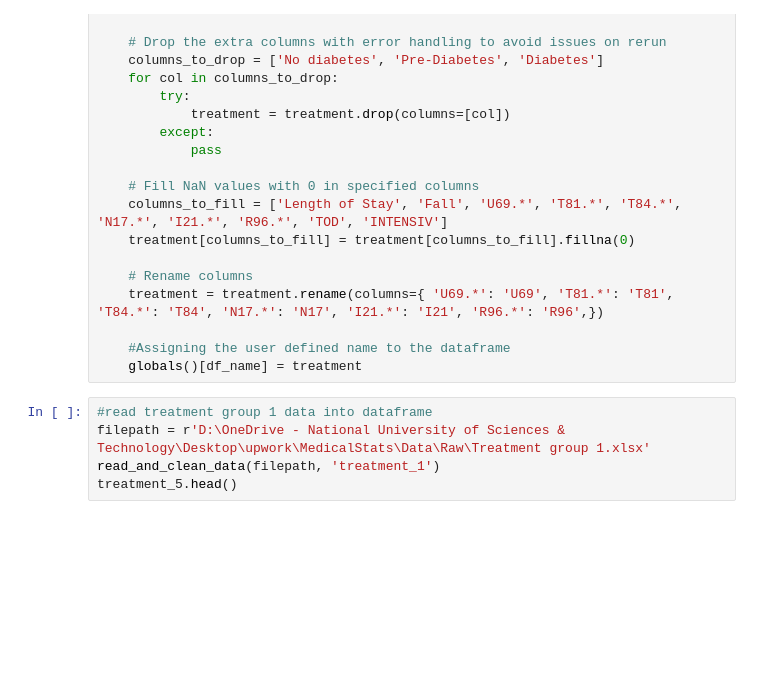
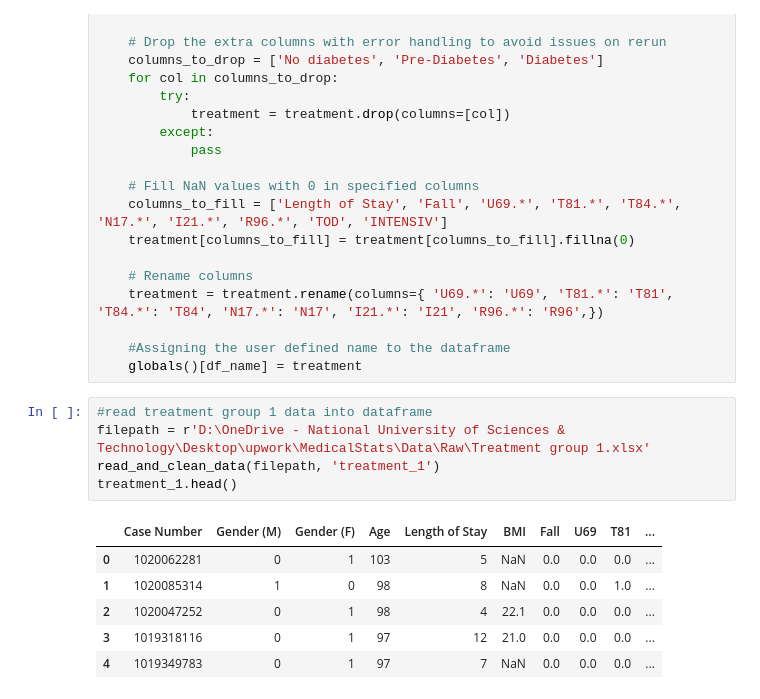
Before and after one commit to mehakrafiq/MedicalStats, a Jupyter notebook: Code/Notebook/Comparative.ipynb, the cells around one changed output. Drawn from its saved outputs; the diff is of its cells as text; blank space fills up the shorter version.

```diff
--- a/Code/Notebook/Comparative.ipynb
+++ b/Code/Notebook/Comparative.ipynb
@@ -56,8 +56,15 @@ def read_and_clean_data(filepath, df_name):
 # %%
 #read treatment group 1 data into dataframe
 filepath = r'D:\OneDrive - National University of Sciences & Technology\Desktop\upwork\MedicalStats\Data\Raw\Treatment group 1.xlsx'
 read_and_clean_data(filepath, 'treatment_1')
-treatment_5.head()
+treatment_1.head()
+# %% [output]
+|  | Case Number | Gender (M) | Gender (F) | Age | Length of Stay | BMI | Fall | U69 | T81 | ... |
+| 0 | 1020062281 | 0 | 1 | 103 | 5 | NaN | 0.0 | 0.0 | 0.0 | ... |
+| 1 | 1020085314 | 1 | 0 | 98 | 8 | NaN | 0.0 | 0.0 | 1.0 | ... |
+| 2 | 1020047252 | 0 | 1 | 98 | 4 | 22.1 | 0.0 | 0.0 | 0.0 | ... |
+| 3 | 1019318116 | 0 | 1 | 97 | 12 | 21.0 | 0.0 | 0.0 | 0.0 | ... |
+| 4 | 1019349783 | 0 | 1 | 97 | 7 | NaN | 0.0 | 0.0 | 0.0 | ... |
 # %%
 #read treatment group 3 data into dataframe
 filepath = r'D:\OneDrive - National University of Sciences & Technology\Desktop\upwork\MedicalStats\Data\Raw\Treatment group 3.xlsx'
```
Also changed, not shown: parts of 9 cells of this notebook, 3 other files.
